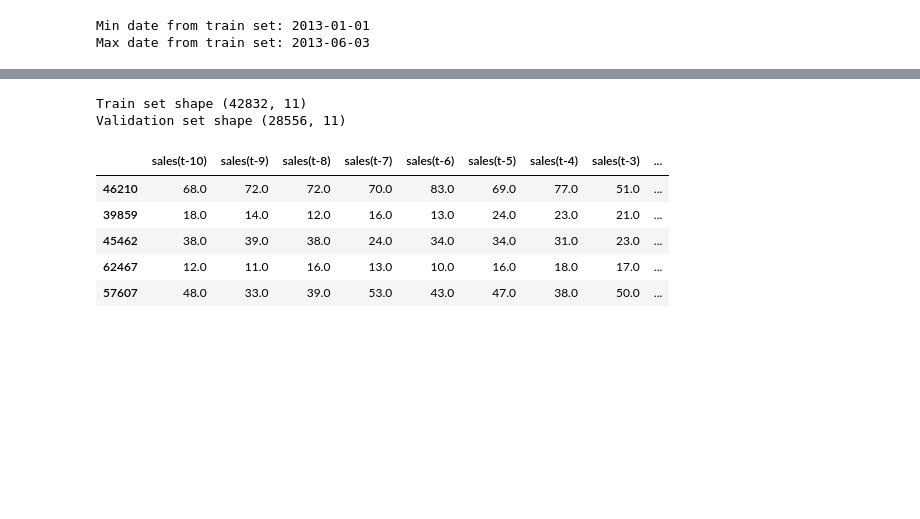
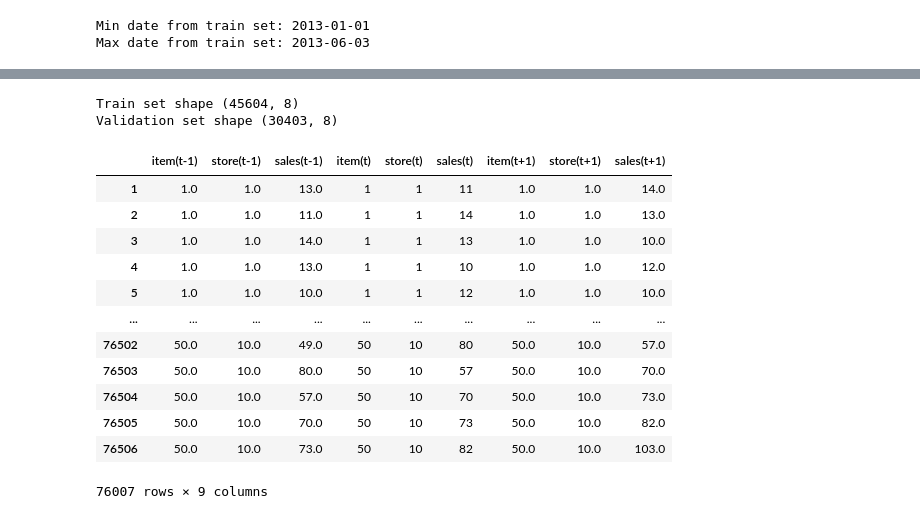
Before and after one commit to ECruz25/cross-entropy-services, a Jupyter notebook: Time Series.ipynb, the cells around one changed output, grey strips where cells are left out. Saved outputs shown, nothing was run; the diff lists cells and outputs as text; code cells hidden in the pictures; blank space fills up the shorter version.

```diff
--- a/Time Series.ipynb
+++ b/Time Series.ipynb
@@ -138,21 +186,31 @@ series.drop(['item(t)', 'store(t)'], axis=1, inplace=True)
 # Label
 labels_col = 'sales(t+%d)' % lag_size
 labels = series[labels_col]
+series_copy = series
 series = series.drop(labels_col, axis=1)
 
 X_train, X_valid, Y_train, Y_valid = train_test_split(series, labels.values, test_size=0.4, random_state=0)
 print('Train set shape', X_train.shape)
 print('Validation set shape', X_valid.shape)
-X_train.head()
 # %% [output]
-Train set shape (42832, 11)
-Validation set shape (28556, 11)
+Train set shape (45604, 8)
+Validation set shape (30403, 8)
-|  | sales(t-10) | sales(t-9) | sales(t-8) | sales(t-7) | sales(t-6) | sales(t-5) | sales(t-4) | sales(t-3) | ... |
-| 46210 | 68.0 | 72.0 | 72.0 | 70.0 | 83.0 | 69.0 | 77.0 | 51.0 | ... |
-| 39859 | 18.0 | 14.0 | 12.0 | 16.0 | 13.0 | 24.0 | 23.0 | 21.0 | ... |
-| 45462 | 38.0 | 39.0 | 38.0 | 24.0 | 34.0 | 34.0 | 31.0 | 23.0 | ... |
-| 62467 | 12.0 | 11.0 | 16.0 | 13.0 | 10.0 | 16.0 | 18.0 | 17.0 | ... |
-| 57607 | 48.0 | 33.0 | 39.0 | 53.0 | 43.0 | 47.0 | 38.0 | 50.0 | ... |
+# %%
+series_copy
+# %% [output]
+|  | item(t-1) | store(t-1) | sales(t-1) | item(t) | store(t) | sales(t) | item(t+1) | store(t+1) | sales(t+1) |
+| 1 | 1.0 | 1.0 | 13.0 | 1 | 1 | 11 | 1.0 | 1.0 | 14.0 |
+| 2 | 1.0 | 1.0 | 11.0 | 1 | 1 | 14 | 1.0 | 1.0 | 13.0 |
+| 3 | 1.0 | 1.0 | 14.0 | 1 | 1 | 13 | 1.0 | 1.0 | 10.0 |
+| 4 | 1.0 | 1.0 | 13.0 | 1 | 1 | 10 | 1.0 | 1.0 | 12.0 |
+| 5 | 1.0 | 1.0 | 10.0 | 1 | 1 | 12 | 1.0 | 1.0 | 10.0 |
+| ... | ... | ... | ... | ... | ... | ... | ... | ... | ... |
+| 76502 | 50.0 | 10.0 | 49.0 | 50 | 10 | 80 | 50.0 | 10.0 | 57.0 |
+| 76503 | 50.0 | 10.0 | 80.0 | 50 | 10 | 57 | 50.0 | 10.0 | 70.0 |
+| 76504 | 50.0 | 10.0 | 57.0 | 50 | 10 | 70 | 50.0 | 10.0 | 73.0 |
+| 76505 | 50.0 | 10.0 | 70.0 | 50 | 10 | 73 | 50.0 | 10.0 | 82.0 |
+| 76506 | 50.0 | 10.0 | 73.0 | 50 | 10 | 82 | 50.0 | 10.0 | 103.0 |
+76007 rows × 9 columns
 # %%
 epochs = 1
 batch = 256
```
Also changed, not shown: parts of 33 cells of this notebook, 11 other files.
